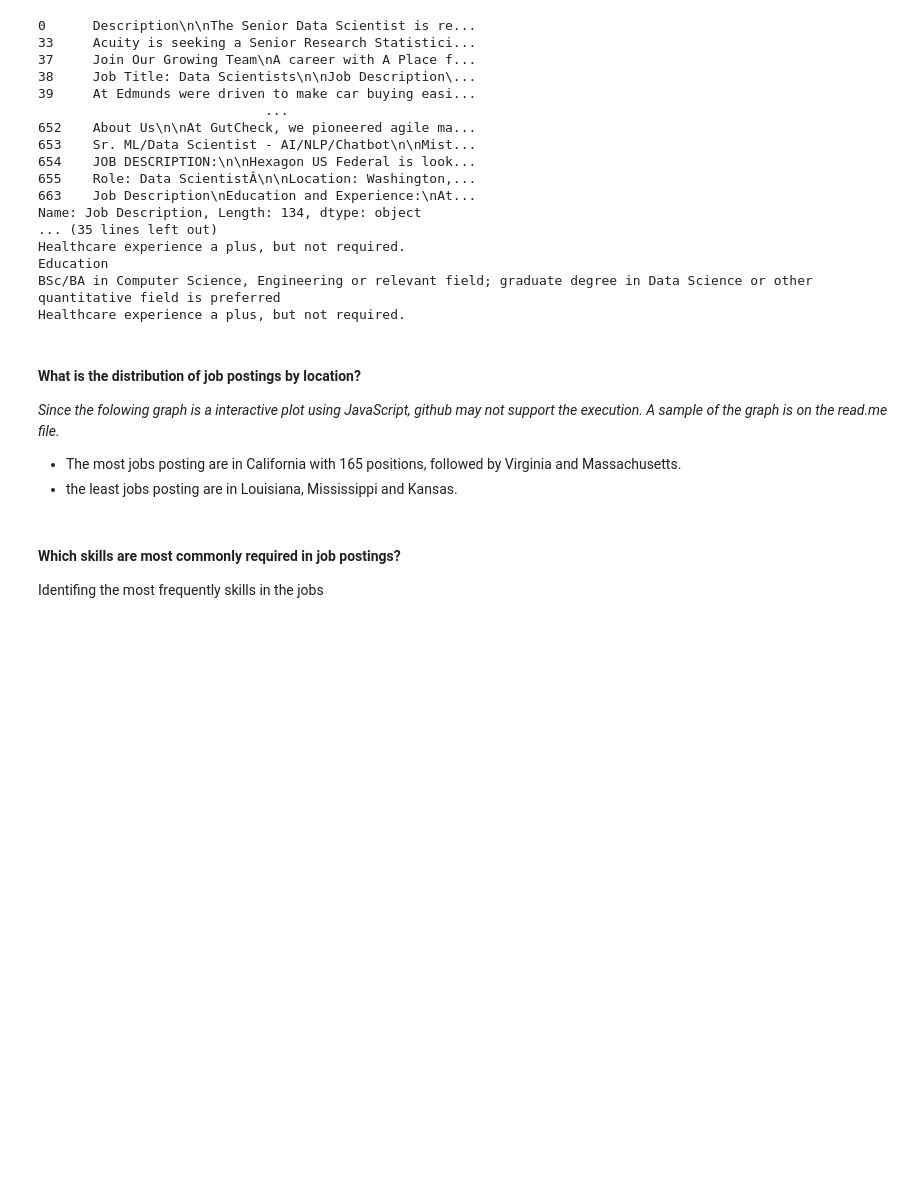
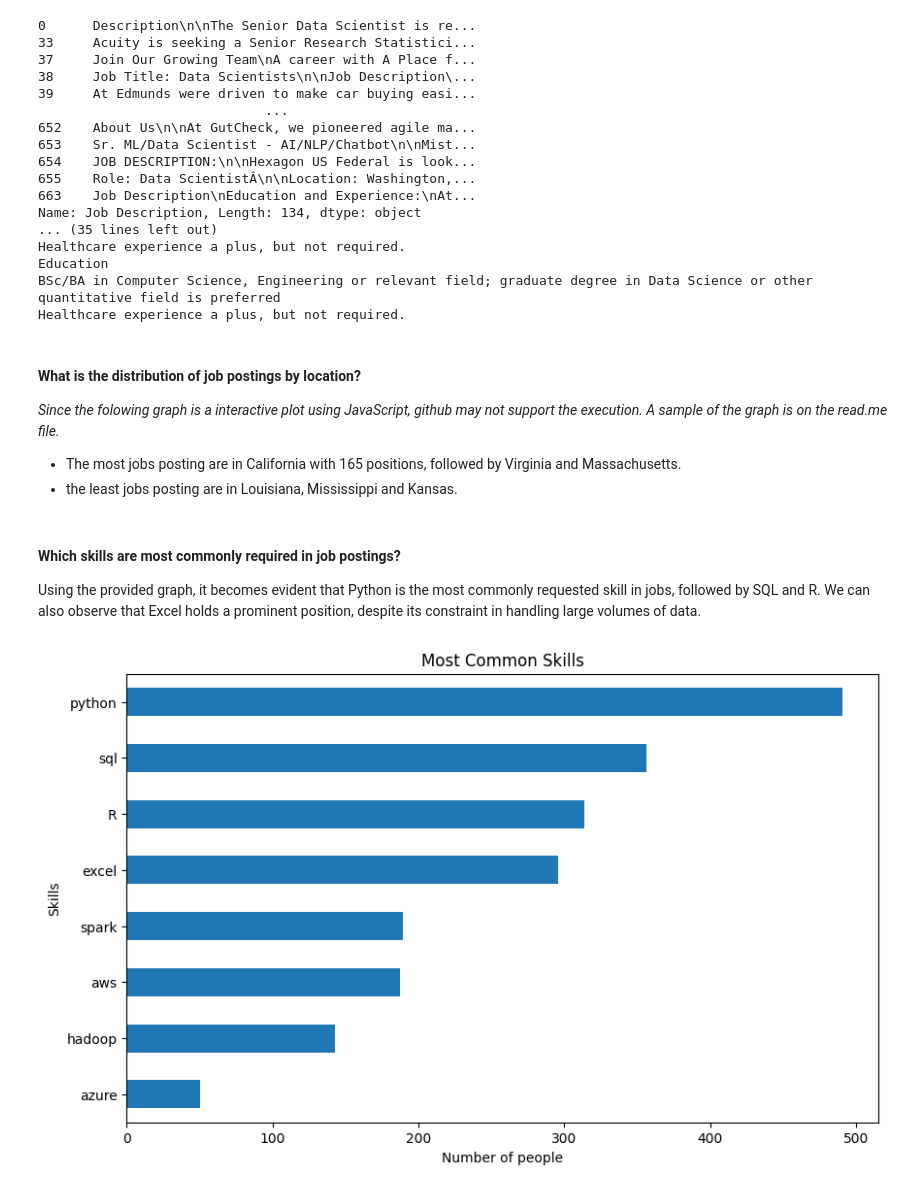
Before and after one commit to felipe-de-castro/DataJobPostingGlassdoor, a Jupyter notebook: project-glassdoor-data.ipynb, the cells around one changed output. Cells and saved outputs as stored; diff of their text form; code cells hidden in the pictures; blank space fills up the shorter version.

```diff
--- a/project-glassdoor-data.ipynb
+++ b/project-glassdoor-data.ipynb
@@ -59,6 +40,8 @@ df['sql'] = np.where(df['Job Description'].str.contains("(?i)sql"), 1, 0)
 
 df['hadoop'] = np.where(df['Job Description'].str.contains("(?i)hadoop"), 1, 0)
 
+df['spark'] = np.where(df['Job Description'].str.contains("(?i)spark"), 1, 0)
+
 df['aws'] = np.where(df['Job Description'].str.contains("(?i)aws|amazon web service"), 1, 0)
 
 df['azure'] = np.where(df['Job Description'].str.contains("(?i)azure"), 1, 0)
@@ -135,7 +118,3 @@ fig.update_layout(margin=dict(l=30, r=30, t=30, b=30))
 
 fig.show()
 # Since this a interactive plot using JavaScript, github may not support the execution.
-# %% [markdown]
-#### Which skills are most commonly required in job postings?
-
-Identifing the most frequently skills in the jobs
@@ -145,0 +121,19 @@ sorted_values = df_skills.s
+# %% [markdown]
+#### Which skills are most commonly required in job postings?
+
+Using the provided graph, it becomes evident that Python is the most commonly requested skill in jobs, followed by SQL and R. </br>
+We can also observe that Excel holds a prominent position, despite its constraint in handling large volumes of data.
+# %%
+# Setting up columns  with skills
+df_skills = df[['python','R','excel','sql','hadoop', 'spark', 'aws','azure']].sum()
+# Sortin git out
+sorted_skills = df_skills.sort_values(ascending=True)
+# Plotting horizontal bars.
+plt.figure(figsize=(10,6))
+sorted_skills.plot(kind='barh')
+plt.xlabel('Number of people')
+plt.ylabel('Skills')
+plt.title('Most Common Skills')
+plt.show()
+# %% [output]
+[figure, added]
```
Also changed, not shown: parts of 4 cells of this notebook, 1 other file.
